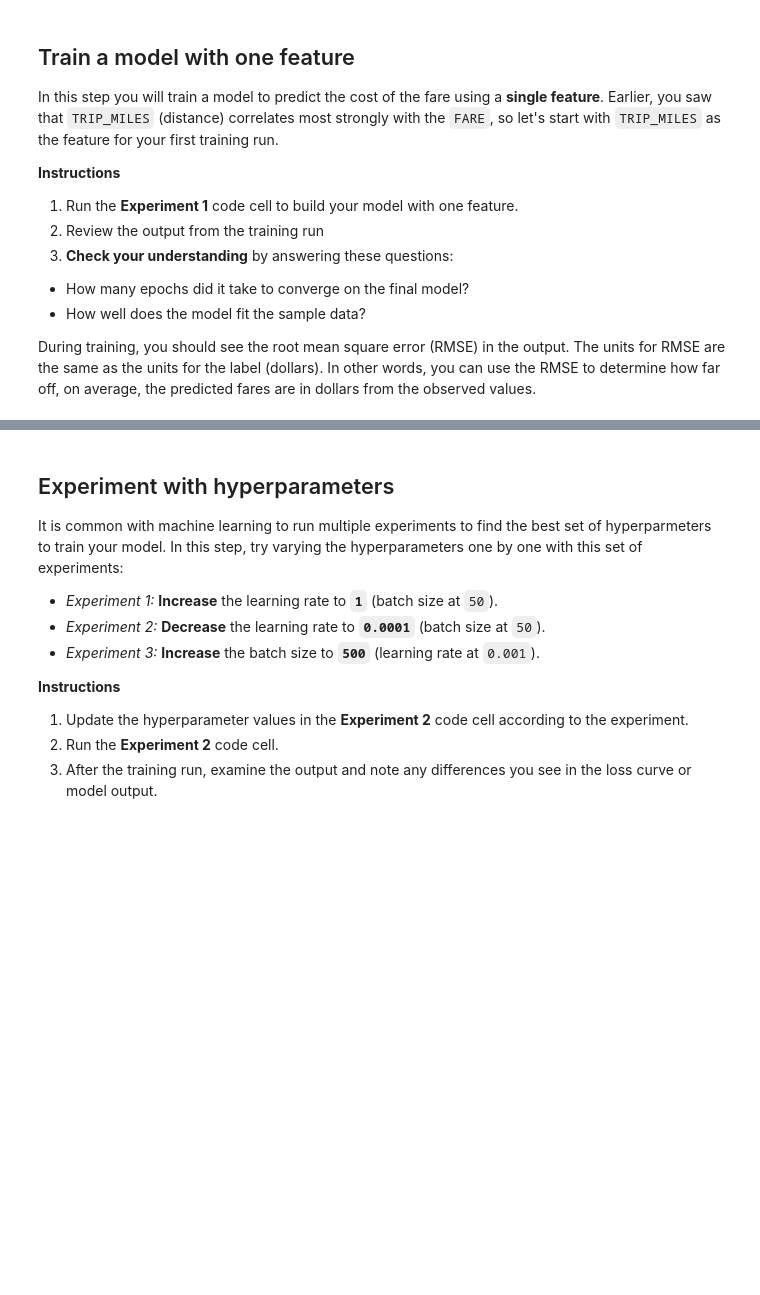
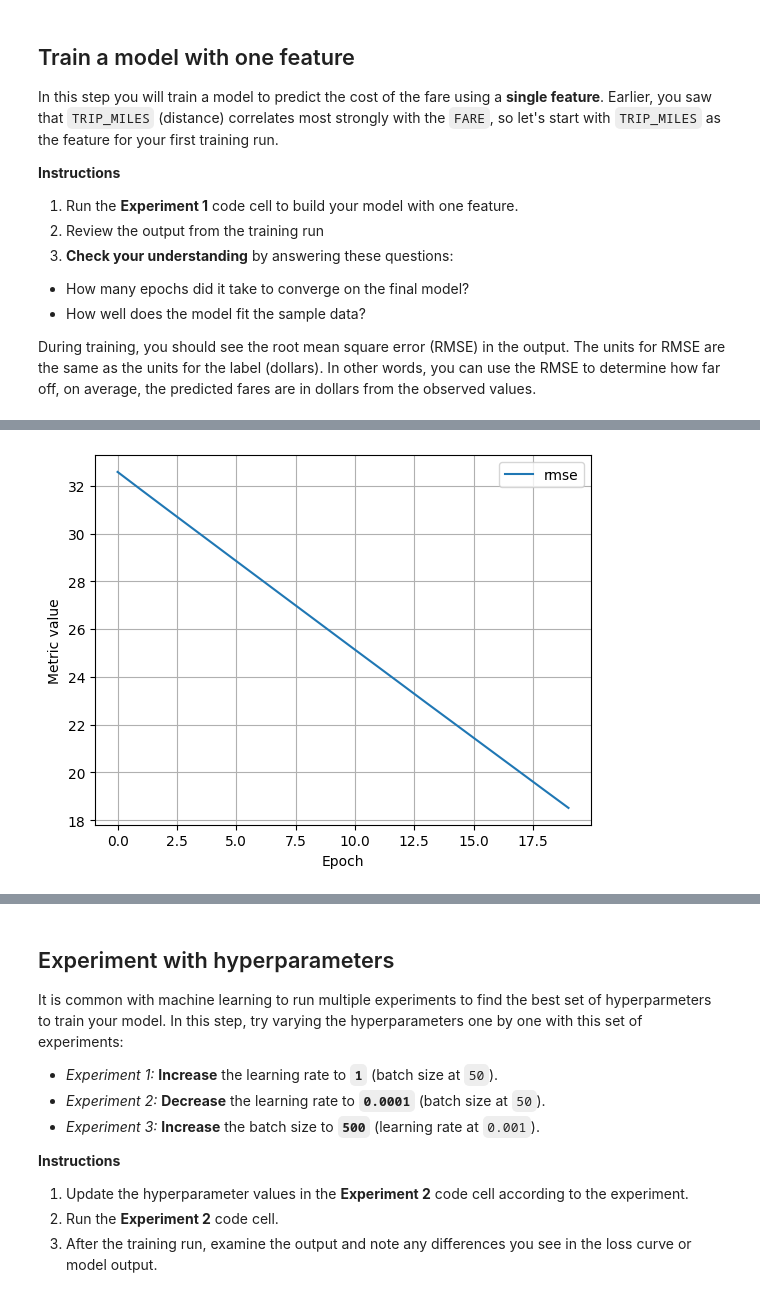
Before and after one commit to Makusu-dev/-Salon-Appointment-Scheduler, a Jupyter notebook: ml/cc/exercises/linear_regression_taxi.ipynb, the cells around one changed output, grey strips where cells are left out. Saved outputs shown, nothing was run; the diff lists cells and outputs as text; code cells hidden in the pictures; blank space fills up the shorter version.

```diff
--- a/ml/cc/exercises/linear_regression_taxi.ipynb
+++ b/ml/cc/exercises/linear_regression_taxi.ipynb
@@ -293,7 +366,7 @@ During training, you should see the root mean square error (RMSE) in the output.
 settings_1 = ml_edu.experiment.ExperimentSettings(
     learning_rate = 0.001,
     number_epochs = 20,
-    batch_size = 50,
+    batch_size = 500,
     input_features = ['TRIP_MILES']
 )
 
@@ -305,3 +378,4 @@ experiment_1 = train_model('one_feature', model_1, training_df, 'FARE', settings
 
 ml_edu.results.plot_experiment_metrics(experiment_1, ['rmse'])
 ml_edu.results.plot_model_predictions(experiment_1, training_df, 'FARE')
+# %% [output]
@@ -308,3 +400,4 @@ ml_edu.results.plot_model_predictions(experiment_1, training_df, 'FARE')
+[figure, added]
 # %%
 #@title Double-click to view answers for training model with one feature
 
```
Also changed, not shown: parts of 16 cells of this notebook.
